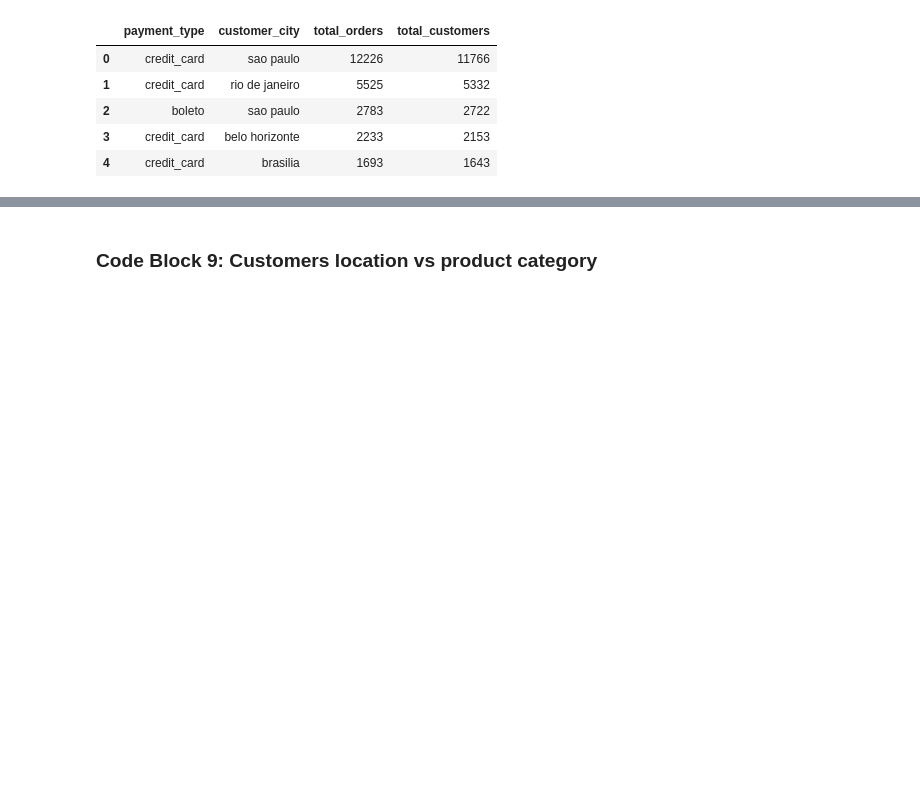
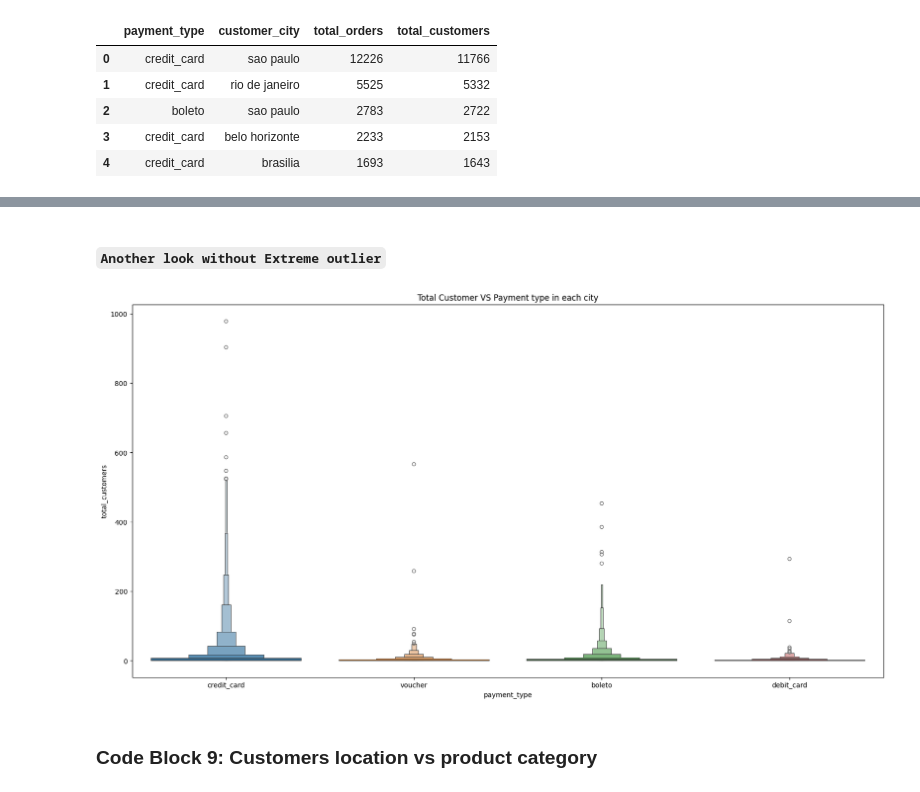
Before and after one commit to saeedshirani/ECommerce-Data-Processing-SQL-Only, a Jupyter notebook: visual.ipynb, the cells around one changed output, grey strips where cells are left out. Saved outputs shown, nothing was run; the diff lists cells and outputs as text; code cells hidden in the pictures; blank space fills up the shorter version.

```diff
--- a/visual.ipynb
+++ b/visual.ipynb
@@ -101,3 +103,19 @@ plt.show()
+# %% [markdown]
+#### `Another look without Extreme outlier`
+# %%
+plt.figure(figsize=(20, 10))
+data = data_block8.loc[(data_block8["total_customers"] < 1000) & (data_block8["payment_type"] != "not_defined")].copy()
+sns.boxenplot(data=data,
+               x="payment_type",
+               y="total_customers",
+               hue="payment_type"
+               )
+
+
+plt.title("Total Customer VS Payment type in each city")
+plt.show()
+# %% [output]
+[figure, added]
 # %% [markdown]
 ### Code Block 9: Customers location vs product category
 # %%
```
Also changed, not shown: parts of 1 cell of this notebook, 25 other files.
